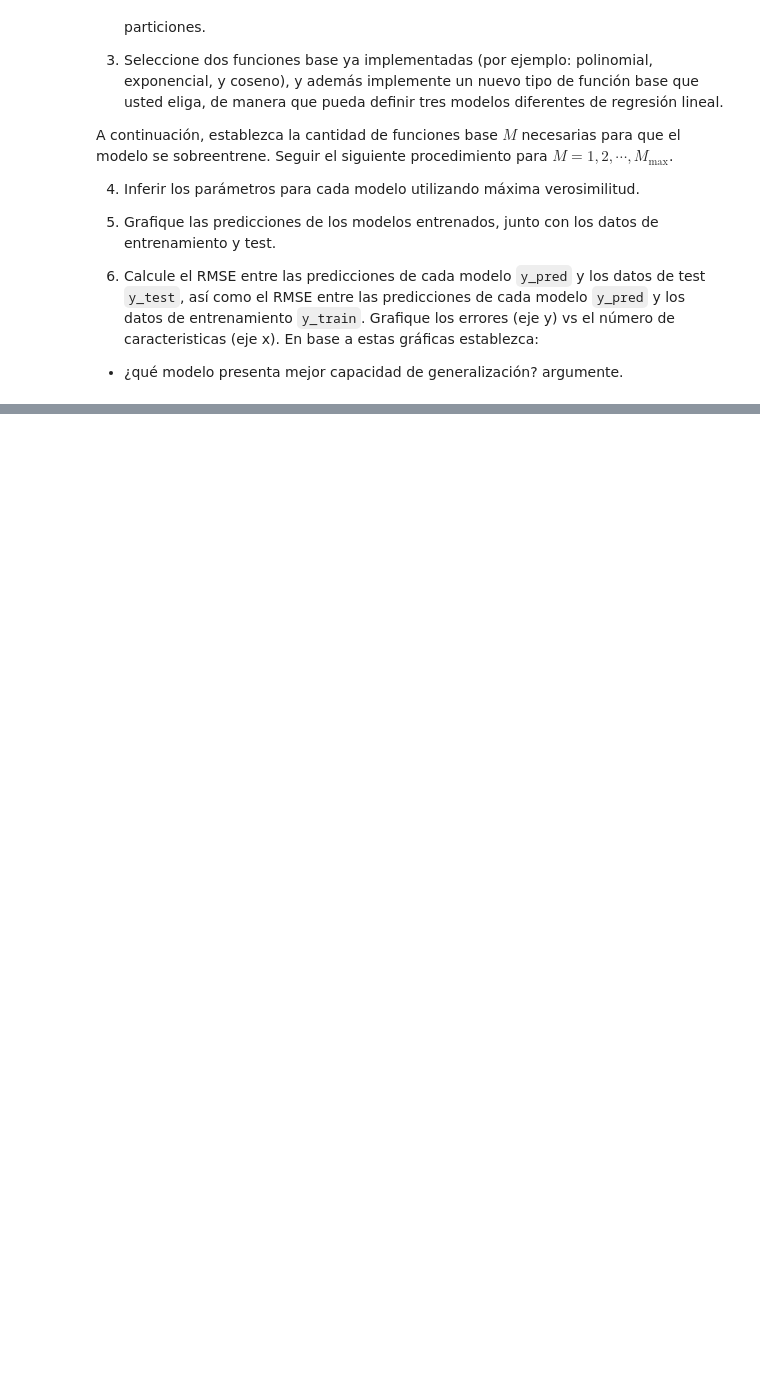
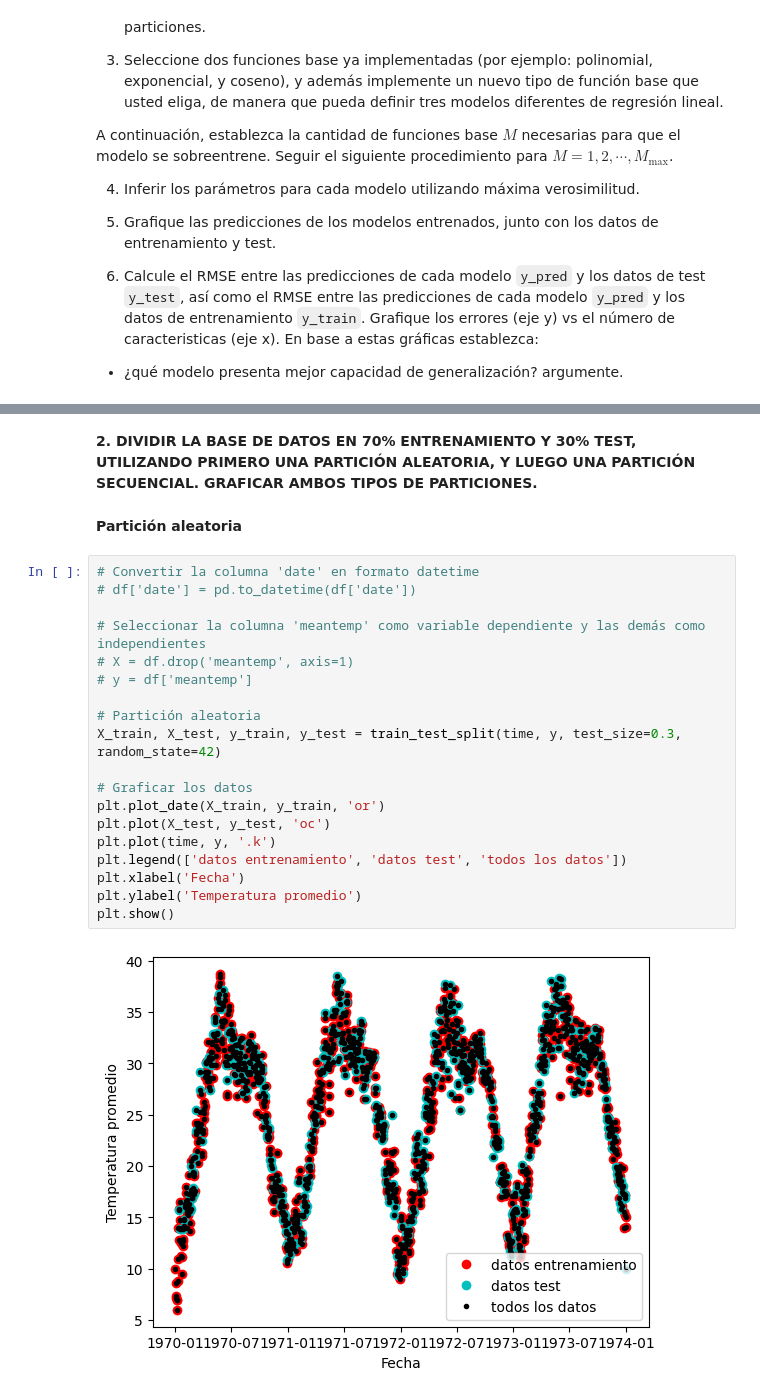
Before and after one commit to ydpajaro/regresion_lineal-Parte_A, a Jupyter notebook: Lab_regresión_lineal_Parte_A.ipynb, the cells around one changed output, grey strips where cells are left out. Cells and saved outputs as stored; diff of their text form; blank space fills up the shorter version.

```diff
--- a/Lab_regresión_lineal_Parte_A.ipynb
+++ b/Lab_regresión_lineal_Parte_A.ipynb
@@ -56,0 +69,25 @@ df
+# %% [markdown]
+ <strong>2. DIVIDIR LA BASE DE DATOS EN 70% ENTRENAMIENTO Y 30% TEST, UTILIZANDO PRIMERO UNA PARTICIÓN ALEATORIA, Y LUEGO UNA PARTICIÓN SECUENCIAL. GRAFICAR AMBOS TIPOS DE PARTICIONES.</strong>
+# %% [markdown]
+<strong>Partición aleatoria</strong>
+# %%
+# Convertir la columna 'date' en formato datetime
+# df['date'] = pd.to_datetime(df['date'])
+
+# Seleccionar la columna 'meantemp' como variable dependiente y las demás como independientes
+# X = df.drop('meantemp', axis=1)
+# y = df['meantemp']
+
+# Partición aleatoria
+X_train, X_test, y_train, y_test = train_test_split(time, y, test_size=0.3, random_state=42)
+
+# Graficar los datos
+plt.plot_date(X_train, y_train, 'or')
+plt.plot(X_test, y_test, 'oc')
+plt.plot(time, y, '.k')
+plt.legend(['datos entrenamiento', 'datos test', 'todos los datos'])
+plt.xlabel('Fecha')
+plt.ylabel('Temperatura promedio')
+plt.show()
+# %% [output]
+[figure, added]
```
Also changed, not shown: parts of 32 cells of this notebook.
